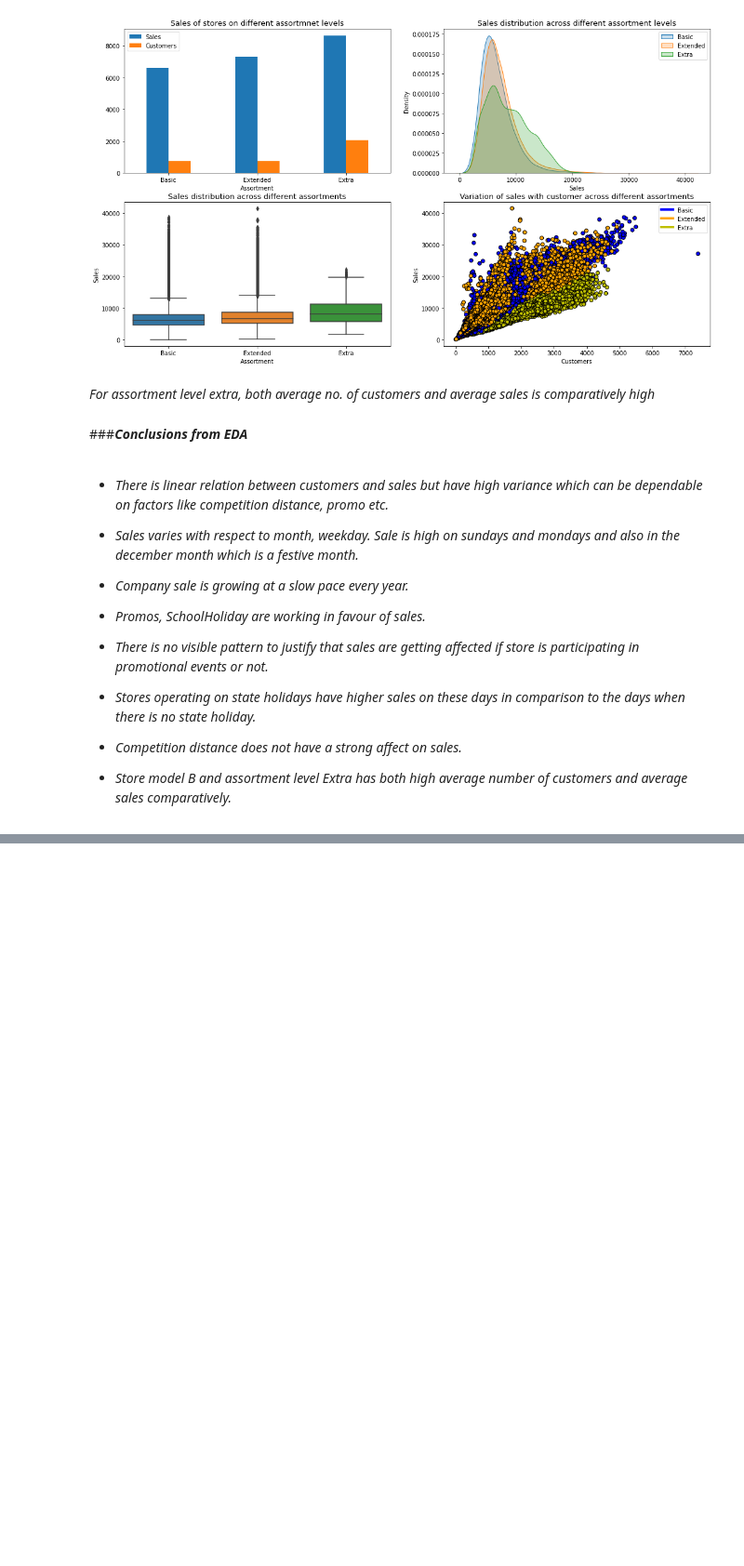
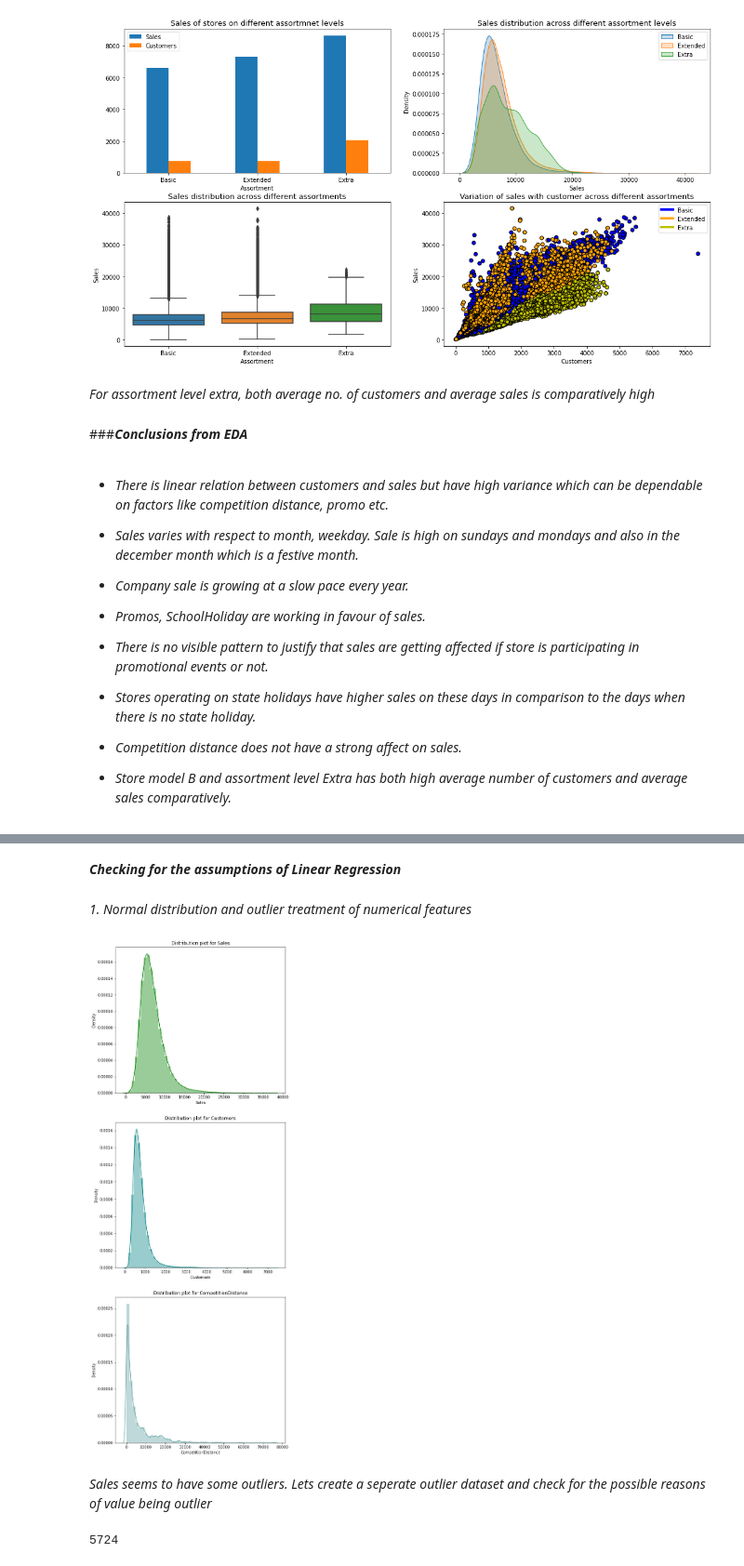
Before and after one commit to kiranmahara9600/Rossmann-Sales-Prediction, a Jupyter notebook: Rossmann_Sales_Prediction.ipynb, the cells around one changed output, grey strips where cells are left out. Shown at 93% size. Saved outputs shown, nothing was run; the diff lists cells and outputs as text; code cells hidden in the pictures; blank space fills up the shorter version.

Commit message:
Predictive Modelling and checking for the assumptions of Linear Regression (Normal distribution of features)

```diff
--- a/Rossmann_Sales_Prediction.ipynb
+++ b/Rossmann_Sales_Prediction.ipynb
@@ -1376,0 +1413,12 @@ fig.tight_layout() #for proper spacing between figures
+# %%
+#___________________________________________Block 77_____________________________________________________
+
+indices = int(len(rossman_stores_data)*0.75)  #getting index value of a row residing after 75 percent of data
+train_data = rossman_stores_data.iloc[0:indices, :]  # getting a train data
+test_data = rossman_stores_data.iloc[indices :, : ]  #getting a test data
+# %%
+#____________________________________________Block 78_____________________________________________________
+
+#as rows are sorted in date order in both train and test data we'll shuffle train and test data
+train_data = train_data.sample(frac =1)
+test_data = test_data.sample(frac =1)
@@ -1376,0 +1429,5 @@ fig.tight_layout() #for proper spacing between figures
+# %%
+#___________________________________Block 79__________________________________________________
+
+reg_train_data = train_data.copy()    #creating a copy of train_data for linear_regression_model
+reg_test_data = test_data.copy()      #creating a copy of test_data for linear_regression_model
@@ -1376,0 +1458,9 @@ fig.tight_layout() #for proper spacing between figures
+# %%
+#_____________________________________Block 82__________________________________________
+
+#deleting some of the unnecessary columns first from train_data
+reg_train_data.drop(columns=['Store', 'Date','CompetitionOpenSinceMonth','CompetitionOpenSinceYear' ,'Promo2SinceWeek','Promo2SinceYear','PromoInterval',
+                       'DateOfMonth','WeekofYear','comp_dist_categories'],inplace= True)
+#deleting some of the unnecessary columns first from test data as well
+reg_test_data.drop(columns=['Store', 'Date','CompetitionOpenSinceMonth','CompetitionOpenSinceYear' ,'Promo2SinceWeek','Promo2SinceYear','PromoInterval',
+                       'DateOfMonth','WeekofYear','comp_dist_categories'],inplace= True)
@@ -1376,0 +1483,19 @@ fig.tight_layout() #for proper spacing between figures
+# %% [markdown]
+***Checking for the assumptions of Linear Regression***
+# %% [markdown]
+*1. Normal distribution and outlier treatment of numerical features*
+# %%
+#______________________________________Block 84____________________________________________
+
+#distribution plot for sales, customers, competitiondistance and monthly sales
+fig,axs =plt.subplots(3,1,figsize=(8,24))
+num_features = ['Sales','Customers','CompetitionDistance']   #storing features in a list
+colors = ['g','teal','cadetblue','y']   #list of colors
+#distribution plot for num_features
+for i,feature in enumerate(num_features):
+  sns.distplot(reg_train_data[feature], ax =axs[i],color=colors[i])
+  axs[i].set_title('Distribution plot for '+feature)
+# %% [output]
+[figure, added]
+# %% [markdown]
+*Sales seems to have some outliers. Lets create a seperate outlier dataset and check for the possible reasons of value being outlier*
@@ -1376,0 +1507,7 @@ fig.tight_layout() #for proper spacing between figures
+# %%
+#_________________________________________Block 86______________________________________________________________
+
+#length of dataset
+len(outliers_data)
+# %% [output]
+5724
```
Also changed, not shown: parts of 27 cells of this notebook.
